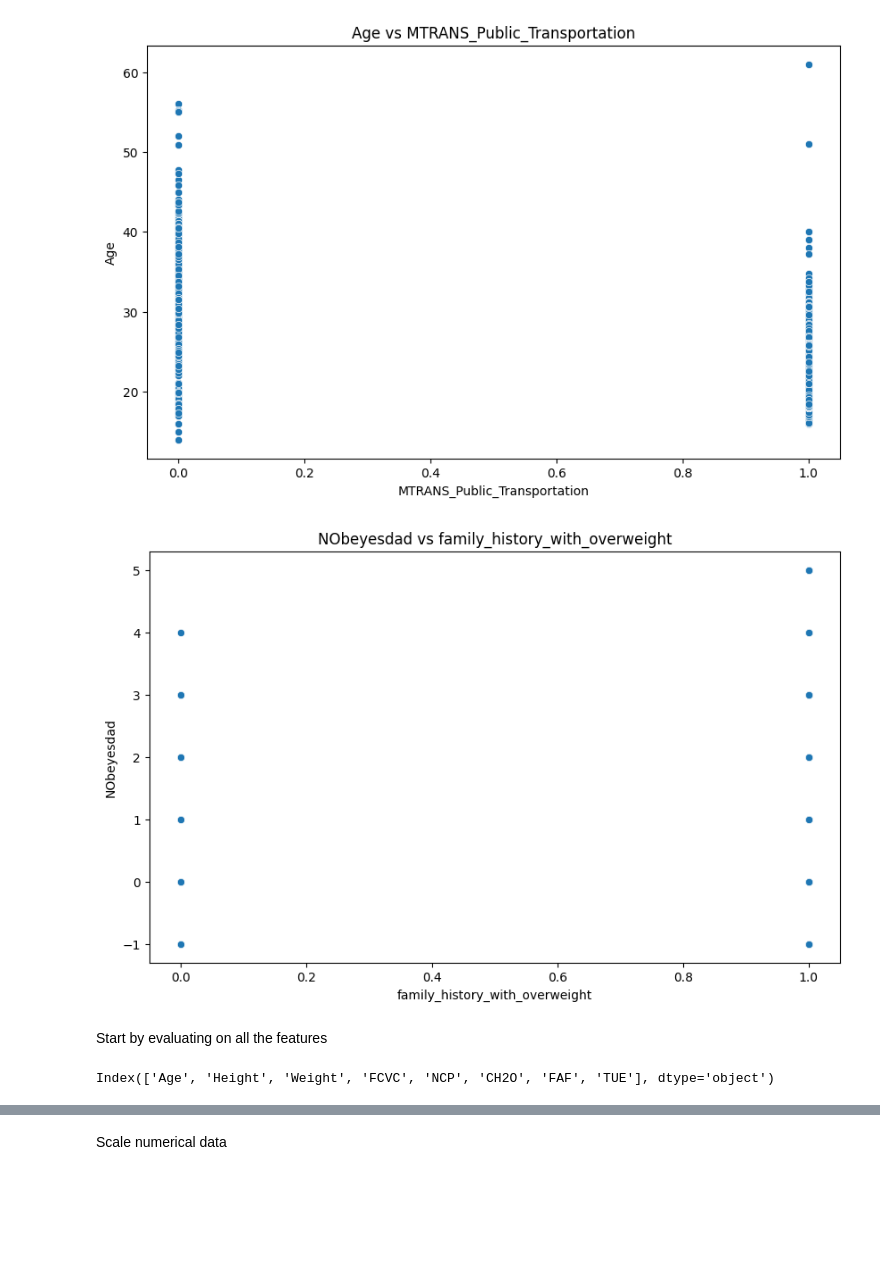
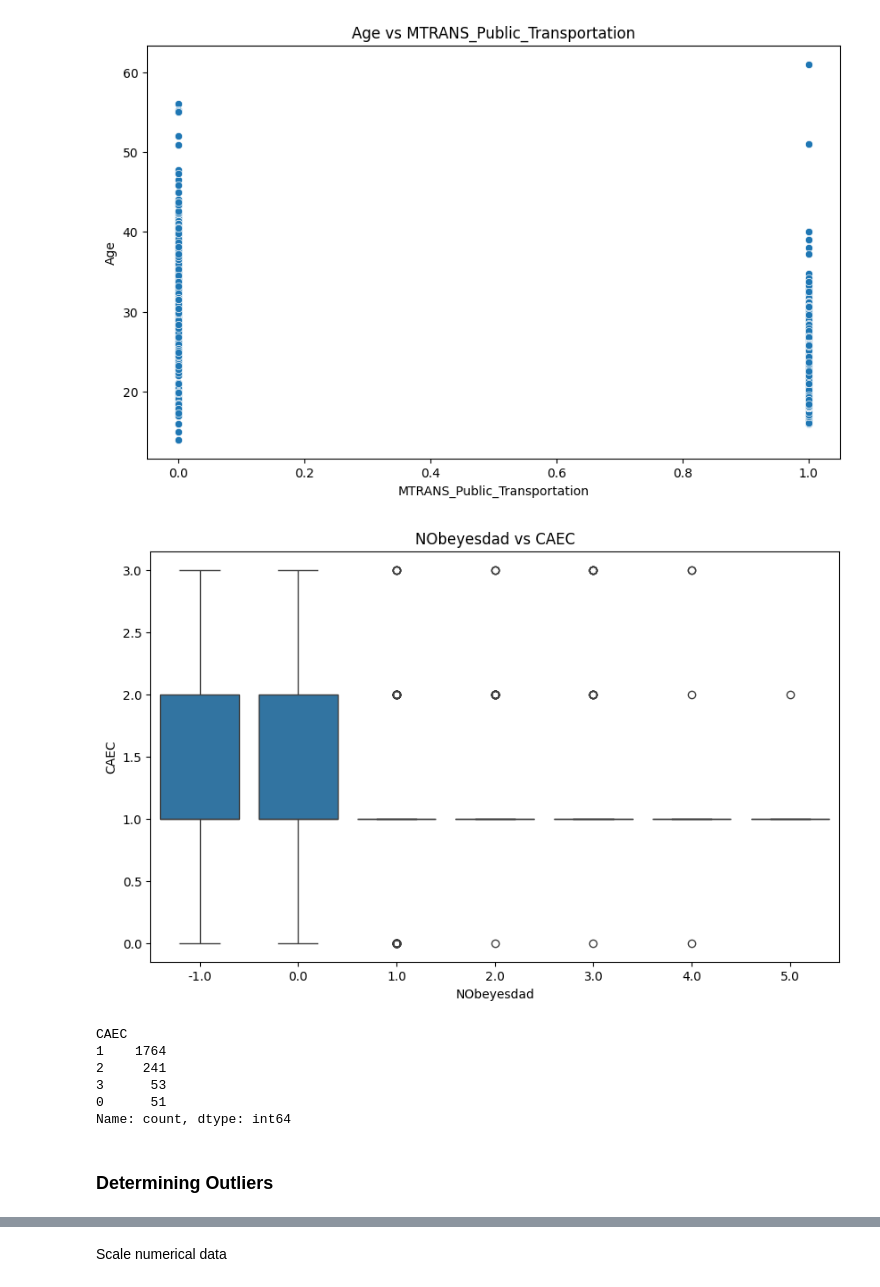
Before and after one commit to Riley94/ISL, a Jupyter notebook: project.ipynb, the cells around one changed output, grey strips where cells are left out. Drawn from its saved outputs; the diff is of its cells as text; code cells hidden in the pictures; blank space fills up the shorter version.

```diff
--- a/project.ipynb
+++ b/project.ipynb
@@ -240,13 +256,24 @@ plot_data('Gender_Male', 'Height', data_clean)
 plot_data('MTRANS_Public_Transportation', 'Age', data_clean)
 # %% [output]
 [figure]
-# %%
-plot_data('family_history_with_overweight', 'NObeyesdad', data_clean)
-# %% [output]
-[figure, removed]
-# %% [markdown]
-Start by evaluating on all the features
-# %%
-num_features
-# %% [output]
-Index(['Age', 'Height', 'Weight', 'FCVC', 'NCP', 'CH2O', 'FAF', 'TUE'], dtype='object')
+# %%
+# boxplot of NObeyesdad vs CAEC
+plt.figure(figsize=(10, 6))
+sns.boxplot(x='NObeyesdad', y='CAEC', data=data_clean)
+plt.xlabel('NObeyesdad')
+plt.ylabel('CAEC')
+plt.title('NObeyesdad vs CAEC')
+plt.show()
+# %% [output]
+[figure, added]
+# %%
+data_clean['CAEC'].value_counts()
+# %% [output]
+CAEC
+1    1764
+2     241
+3      53
+0      51
+Name: count, dtype: int64
+# %% [markdown]
+### Determining Outliers
```
Also changed, not shown: parts of 53 cells of this notebook.
